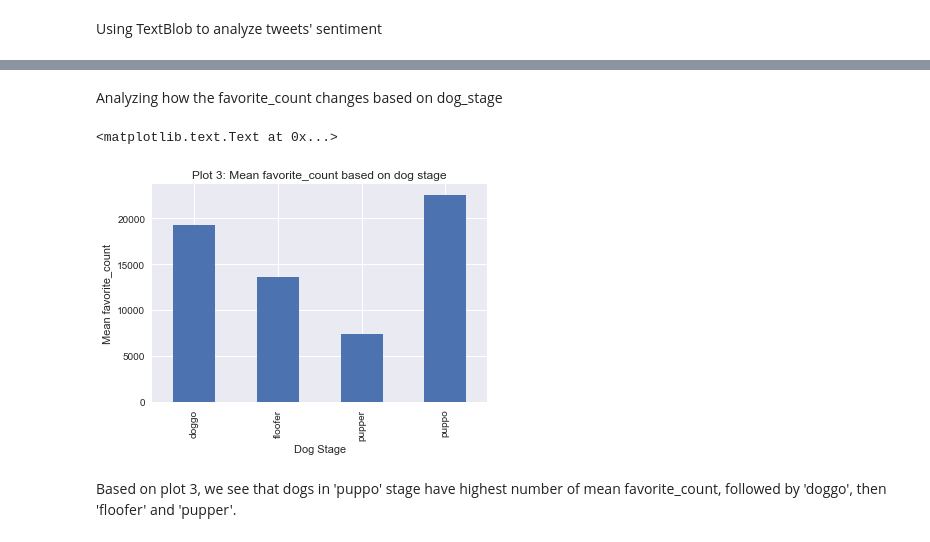
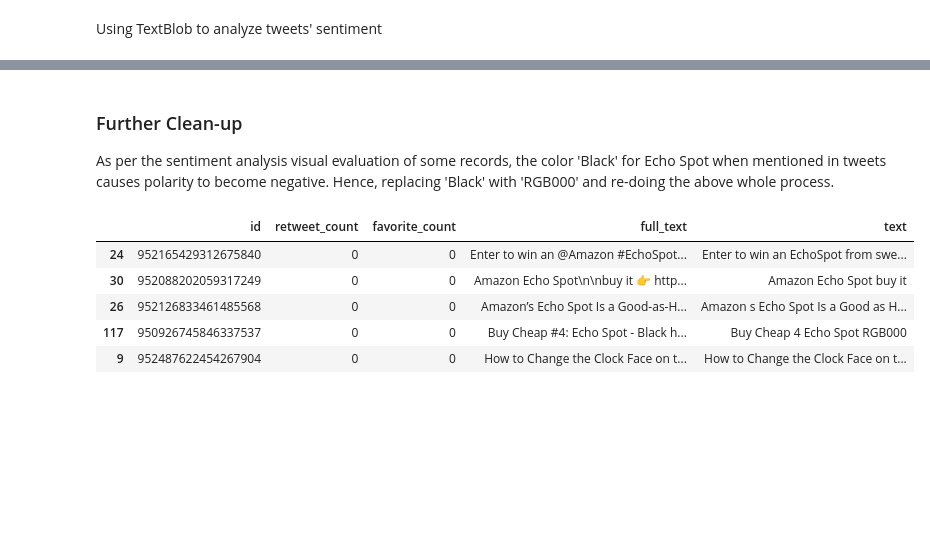
Before and after one commit to varsha-shewale/ActualSubmittedFiles, a Jupyter notebook: EDA_EchoSpot/echo_spot.ipynb, the cells around one changed output, grey strips where cells are left out. Drawn from its saved outputs; the diff is of its cells as text; code cells hidden in the pictures; blank space fills up the shorter version.

```diff
--- a/EDA_EchoSpot/echo_spot.ipynb
+++ b/EDA_EchoSpot/echo_spot.ipynb
@@ -773,14 +240,4 @@ Out of the total 306 tweets that indicate dog_stage:
-# %% [markdown]
-Analyzing how the favorite_count changes based on dog_stage
-# %%
-grouped_df = twitter_df.groupby(['dog_stage'])['favorite_count'].mean()
-
-fav = grouped_df.plot(kind="bar")
-fav.set_xlabel("Dog Stage")
-fav.set_ylabel("Mean favorite_count")
-fav.set_title('Plot 3: Mean favorite_count based on dog stage')
-# %% [output]
-<matplotlib.text.Text at 0x...>
-[figure, removed]
-# %% [markdown]
-Based on plot 3, we see that dogs in 'puppo' stage have highest number of mean favorite_count, followed by 'doggo', then 'floofer' and 'pupper'.
+# %% [markdown]
+### Further Clean-up
+
+As per the sentiment analysis visual evaluation of some records, the color 'Black' for Echo Spot when mentioned in tweets causes polarity to become negative. Hence, replacing 'Black' with 'RGB000' and re-doing the above whole process.
@@ -786,0 +257,9 @@ Based on plot 3, we see that dogs in 'puppo' stage have highest number of mean f
+# %%
+df_clean_tweets_nonBL.sample(5)
+# %% [output]
+|  | id | retweet_count | favorite_count | full_text | text |
+| 24 | 952165429312675840 | 0 | 0 | Enter to win an @Amazon #EchoSpot... | Enter to win an EchoSpot from swe... |
+| 30 | 952088202059317249 | 0 | 0 | Amazon Echo Spot\n\nbuy it 👉 http... | Amazon Echo Spot buy it |
+| 26 | 952126833461485568 | 0 | 0 | Amazon’s Echo Spot Is a Good-as-H... | Amazon s Echo Spot Is a Good as H... |
+| 117 | 950926745846337537 | 0 | 0 | Buy Cheap #4: Echo Spot - Black h... | Buy Cheap 4 Echo Spot RGB000 |
+| 9 | 952487622454267904 | 0 | 0 | How to Change the Clock Face on t... | How to Change the Clock Face on t... |
```
Also changed, not shown: parts of 93 cells of this notebook, 1 other file.
